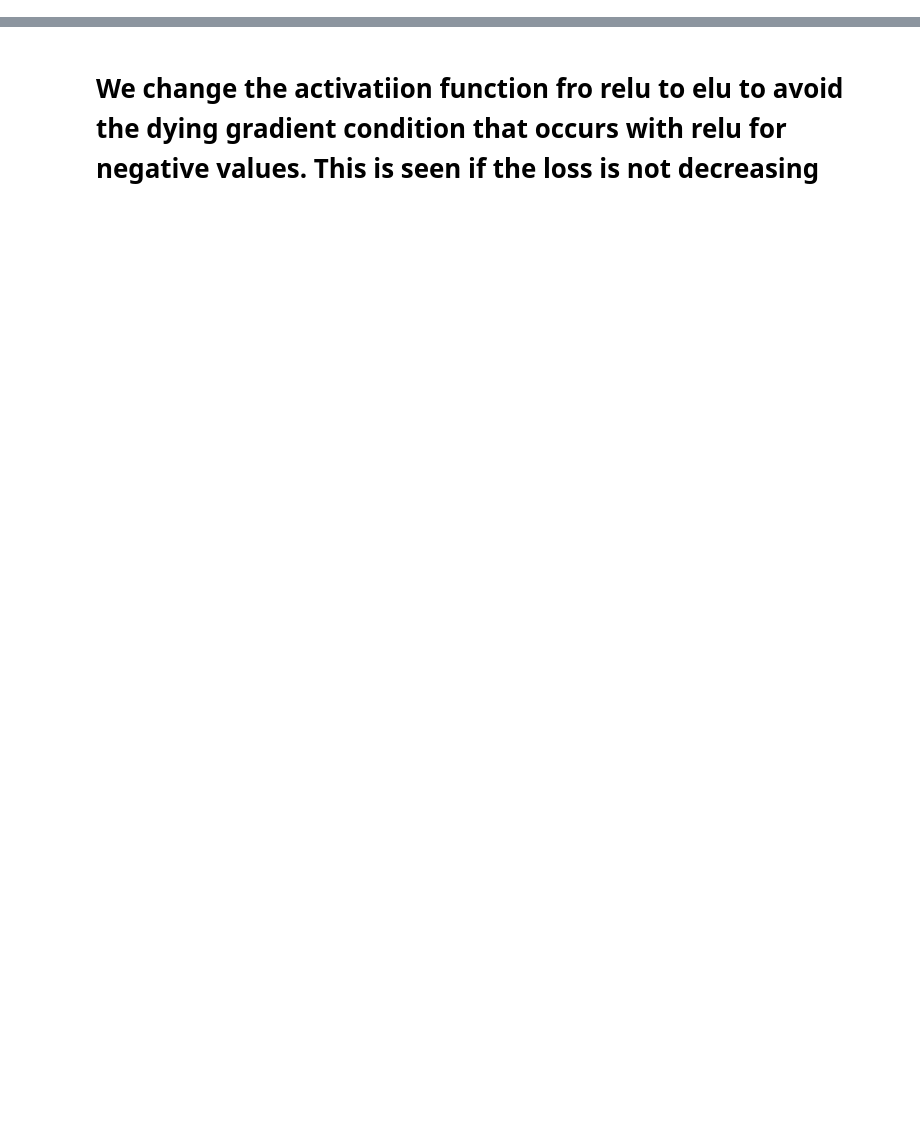
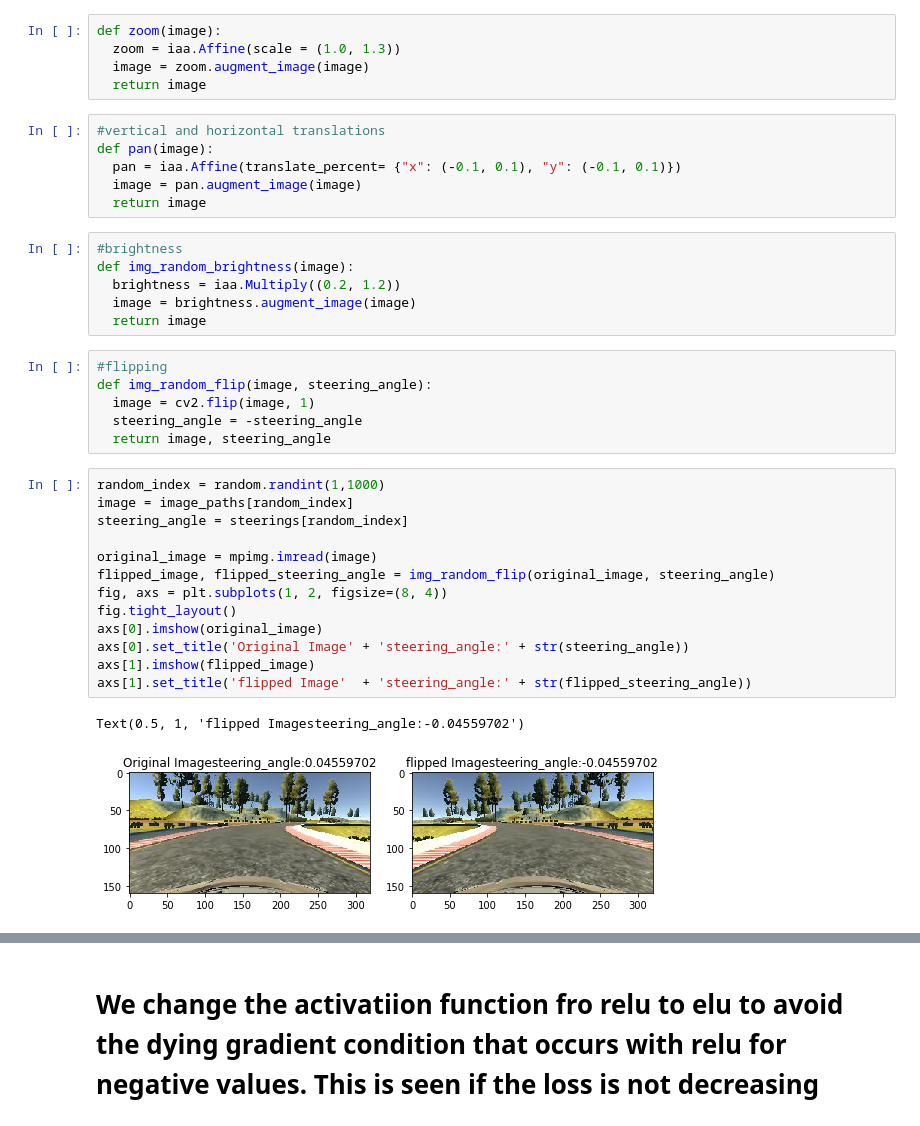
Before and after one commit to ronnieogwang/Self_Driving_car_course, a Jupyter notebook: section10_behaviorcloning/Behaviorcloning.ipynb, the cells around one changed output, grey strips where cells are left out. Saved outputs shown, nothing was run; the diff lists cells and outputs as text; blank space fills up the shorter version.

```diff
--- a/section10_behaviorcloning/Behaviorcloning.ipynb
+++ b/section10_behaviorcloning/Behaviorcloning.ipynb
@@ -154,0 +154,39 @@ Text(0.5, 1.0, 'Validation set')
+# %%
+def zoom(image):
+  zoom = iaa.Affine(scale = (1.0, 1.3))
+  image = zoom.augment_image(image)
+  return image
+# %%
+#vertical and horizontal translations
+def pan(image):
+  pan = iaa.Affine(translate_percent= {"x": (-0.1, 0.1), "y": (-0.1, 0.1)})
+  image = pan.augment_image(image)
+  return image
+# %%
+#brightness
+def img_random_brightness(image):
+  brightness = iaa.Multiply((0.2, 1.2))
+  image = brightness.augment_image(image)
+  return image
+# %%
+#flipping
+def img_random_flip(image, steering_angle):
+  image = cv2.flip(image, 1)
+  steering_angle = -steering_angle
+  return image, steering_angle
+# %%
+random_index = random.randint(1,1000)
+image = image_paths[random_index]
+steering_angle = steerings[random_index]
+
+original_image = mpimg.imread(image)
+flipped_image, flipped_steering_angle = img_random_flip(original_image, steering_angle)
+fig, axs = plt.subplots(1, 2, figsize=(8, 4))
+fig.tight_layout()
+axs[0].imshow(original_image)
+axs[0].set_title('Original Image' + 'steering_angle:' + str(steering_angle))
+axs[1].imshow(flipped_image)
+axs[1].set_title('flipped Image'  + 'steering_angle:' + str(flipped_steering_angle))
+# %% [output]
+Text(0.5, 1, 'flipped Imagesteering_angle:-0.04559702')
+[figure, added]
```
Also changed, not shown: parts of 27 cells of this notebook.
